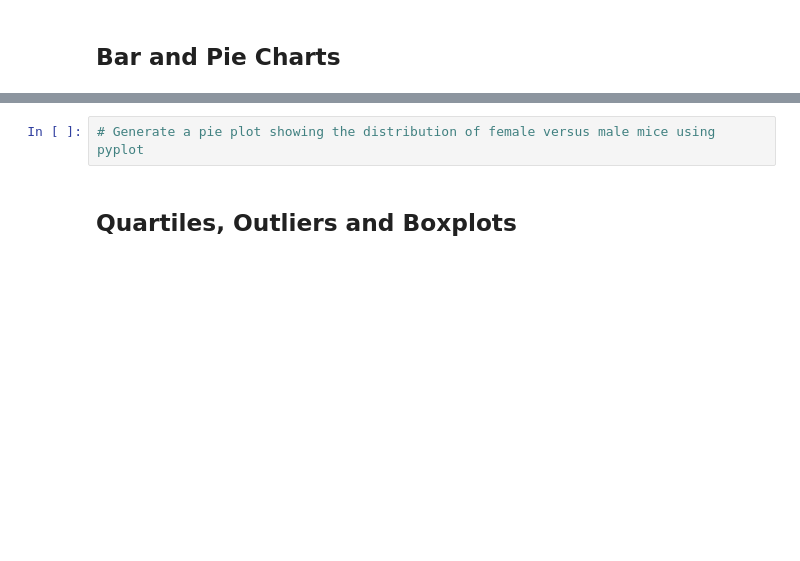
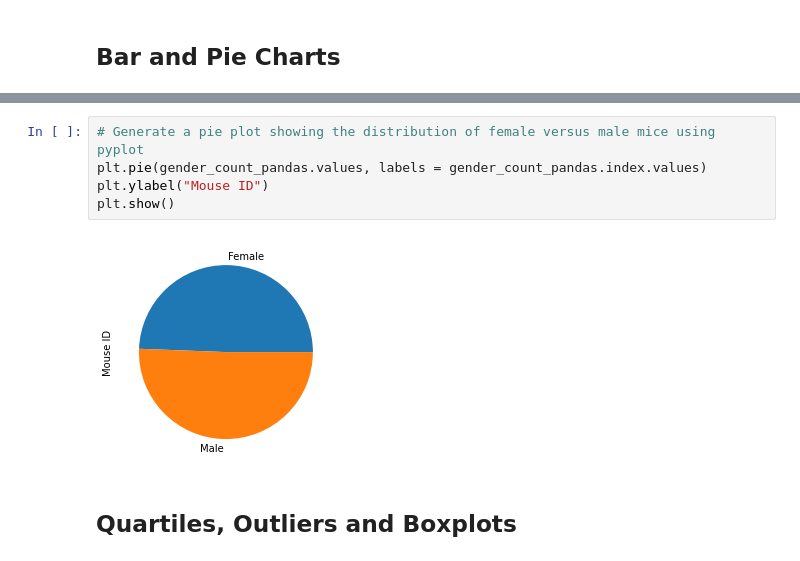
Before and after one commit to RoPalacios74/Matplotlib_Challenge, a Jupyter notebook: Pymaceuticals/pymaceuticals_starter.ipynb, the cells around one changed output, grey strips where cells are left out. Drawn from its saved outputs; the diff is of its cells as text; blank space fills up the shorter version.

```diff
--- a/Pymaceuticals/pymaceuticals_starter.ipynb
+++ b/Pymaceuticals/pymaceuticals_starter.ipynb
@@ -161,5 +183,10 @@ plt.show()
 # %%
 # Generate a pie plot showing the distribution of female versus male mice using pyplot
+plt.pie(gender_count_pandas.values, labels = gender_count_pandas.index.values)
+plt.ylabel("Mouse ID")
+plt.show()
+# %% [output]
+[figure, added]
 # %% [markdown]
 ## Quartiles, Outliers and Boxplots
 # %%
```
Also changed, not shown: parts of 15 cells of this notebook.
